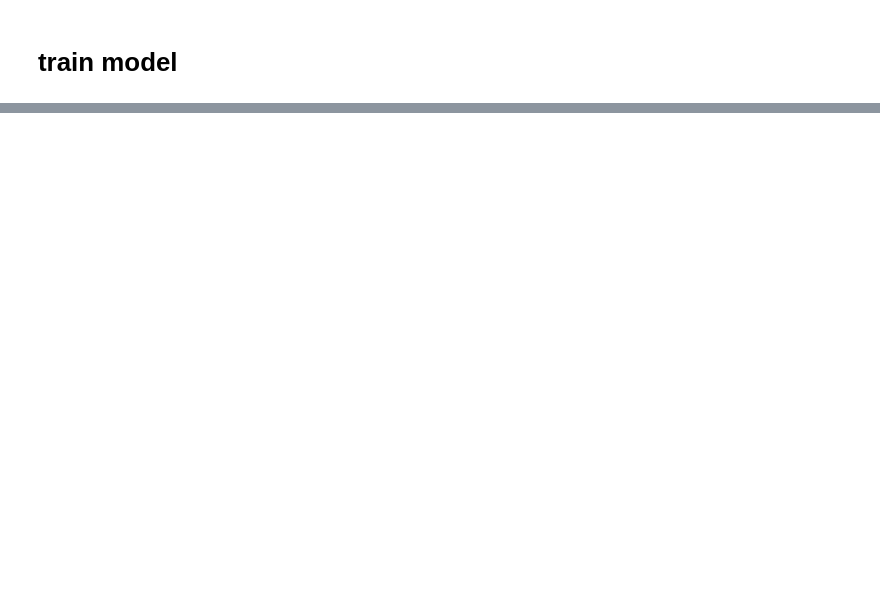
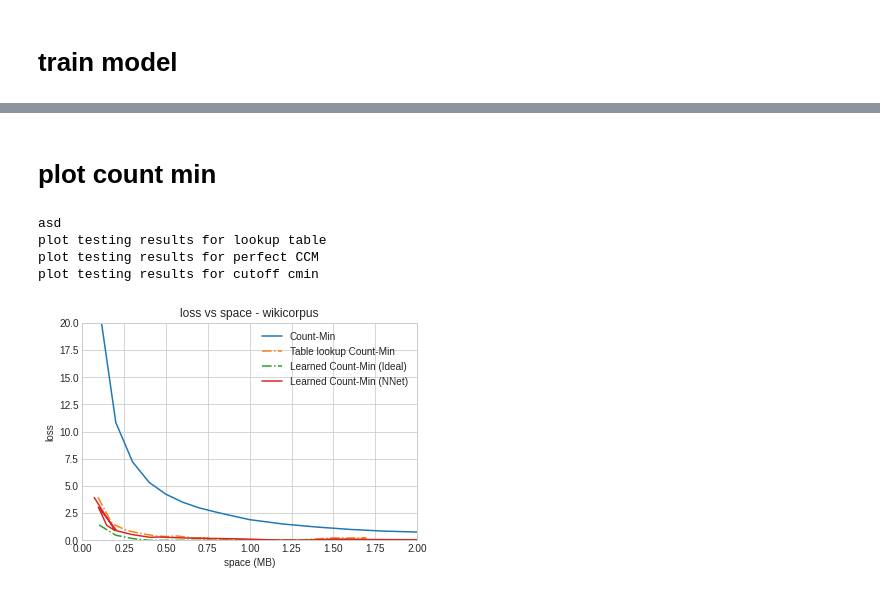
Before and after one commit to danielkorat/dynamic_ds, a Jupyter notebook: Playground.ipynb, the cells around one changed output, grey strips where cells are left out. Drawn from its saved outputs; the diff is of its cells as text; code cells hidden in the pictures; blank space fills up the shorter version.

```diff
--- a/Playground.ipynb
+++ b/Playground.ipynb
@@ -163,0 +197,37 @@ lcm.run()
+# %% [markdown]
+# plot count min
+# %%
+
+ALGO = 'Count-Min'
+COUNT_MIN = 'param_results/count_min/cmin_wikicorpus.npz'
+LEARNED = ['param_results/cutoff_count_min_param/cmin_wiki_test.npz']
+PERFECT='param_results/cutoff_count_min_param_perfect/cmin_wiki_test.npz'
+LOOKUP_TABLE ='param_results/lookup_table_count_min/cmin_wiki_test.npz'
+MODEL_NAMES= ["Learned Count-Min (NNet)"]
+TITLE = 'wikicorpus'
+MODEL_SIZES= [0.0052]
+LOOKUP_SIZE= [0.0035]
+X_LIM= [0,2]
+Y_LIM= [0,20]
+
+plvs = PlotLossVsSpace(
+        count_min=COUNT_MIN,
+        learned_cmin=LEARNED,
+        model_names=MODEL_NAMES,
+        perfect_ccm=PERFECT,
+        lookup_table_ccm=LOOKUP_TABLE,
+        model_sizes=MODEL_SIZES,
+        lookup_size=LOOKUP_SIZE,
+        x_lim=X_LIM,
+        y_lim=Y_LIM,
+        title=TITLE,
+        algo=ALGO,
+    )
+
+plvs.run()
+# %% [output]
+asd
+plot testing results for lookup table
+plot testing results for perfect CCM
+plot testing results for cutoff cmin
+[figure, added]
```
Also changed, not shown: parts of 9 cells of this notebook, 5 other files.
